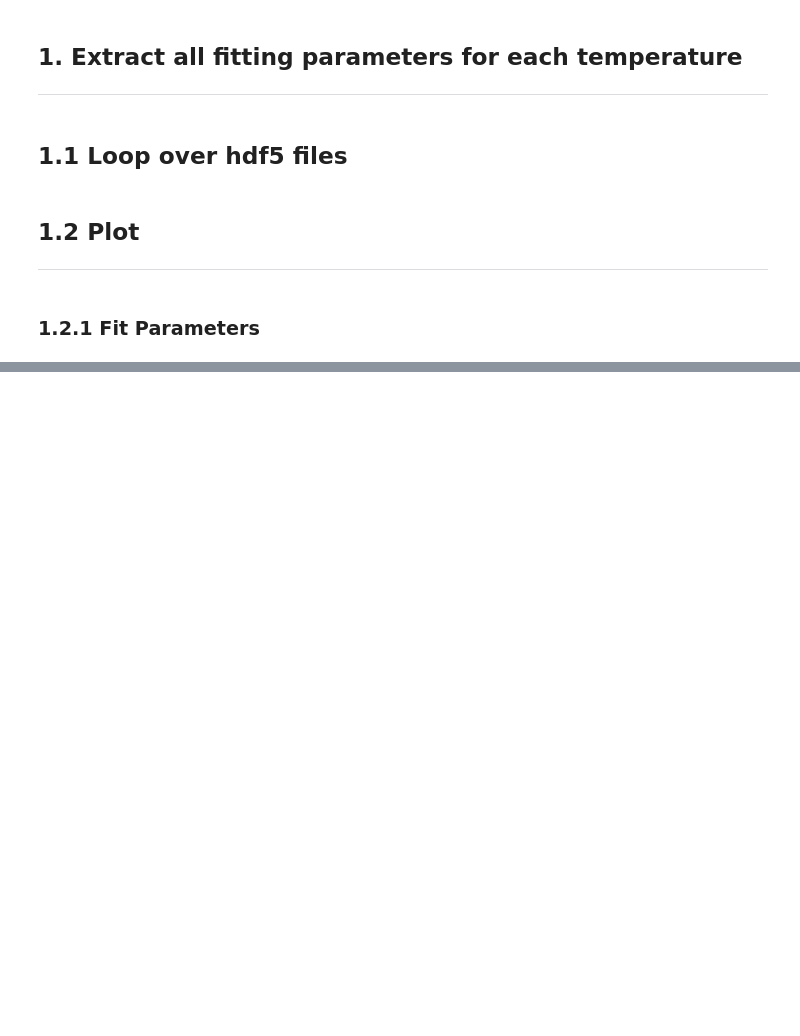
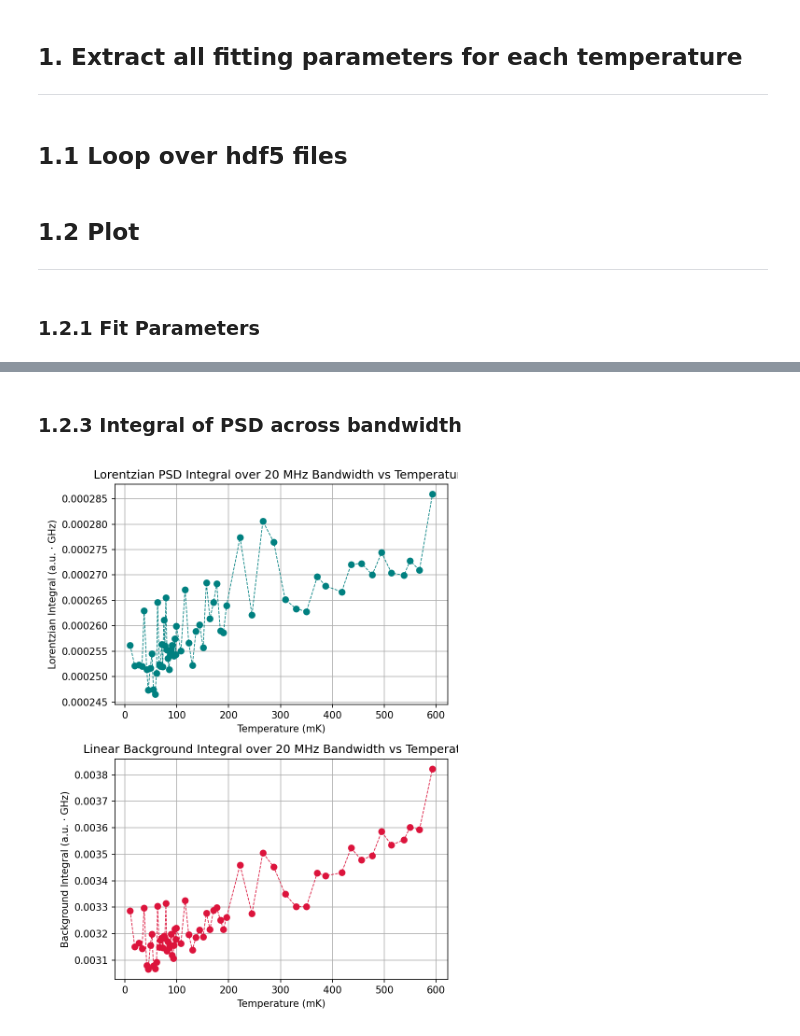
Before and after one commit to jaianandiyer690/Presto-Measurement-Scripts, a Jupyter notebook: Planck/LKIPA-Resonance-Analysis.ipynb, the cells around one changed output, grey strips where cells are left out. Saved outputs shown, nothing was run; the diff lists cells and outputs as text; code cells hidden in the pictures; blank space fills up the shorter version.

```diff
--- a/Planck/LKIPA-Resonance-Analysis.ipynb
+++ b/Planck/LKIPA-Resonance-Analysis.ipynb
@@ -151,0 +183,48 @@ ax.grid()
+# %% [markdown]
+### 1.2.3 Integral of PSD across bandwidth
+# %%
+from scipy.integrate import quad
+
+# 20 MHz bandwidth = 0.02 GHz, centered on resonance
+BW = 0.02        # GHz
+half_BW = BW / 2
+
+# IF resonance frequency (offset from 4 GHz NCO, used in the fit)
+f0_IF = fitting_params_list[:, 3]  # GHz, ~ 0.428
+
+lorentz_integral_bw = np.zeros(len(temp_list))
+bg_integral_bw      = np.zeros(len(temp_list))
+
+for i in range(len(temp_list)):
+    f_L = f0_IF[i] - half_BW
+    f_R = f0_IF[i] + half_BW
+
+    lorentz_integral_bw[i] = quad(
+        lambda f: A[i] / (((f - f0_IF[i]) / gamma[i]) ** 2 + 1),
+        f_L, f_R
+    )[0]
+
+    bg_integral_bw[i] = quad(
+        lambda f: a_bg[i] * f + b_bg[i],
+        f_L, f_R
+    )[0]
+
+# PLOT
+fig, ax = plt.subplots(figsize=(6, 8), nrows=2, dpi=150)
+ax1, ax2 = ax
+
+ax1.plot(temp_list, lorentz_integral_bw, color='teal', lw=0.8, ls='--', marker='o')
+ax1.set_xlabel("Temperature (mK)")
+ax1.set_ylabel("Lorentzian Integral (a.u. · GHz)")
+ax1.set_title("Lorentzian PSD Integral over 20 MHz Bandwidth vs Temperature")
+ax1.grid()
+
+ax2.plot(temp_list, bg_integral_bw, color='crimson', lw=0.8, ls='--', marker='o')
+ax2.set_xlabel("Temperature (mK)")
+ax2.set_ylabel("Background Integral (a.u. · GHz)")
+ax2.set_title("Linear Background Integral over 20 MHz Bandwidth vs Temperature")
+ax2.grid()
+
+fig.tight_layout()
+# %% [output]
+[figure, added]
```
Also changed, not shown: parts of 5 cells of this notebook, 1 other file.
